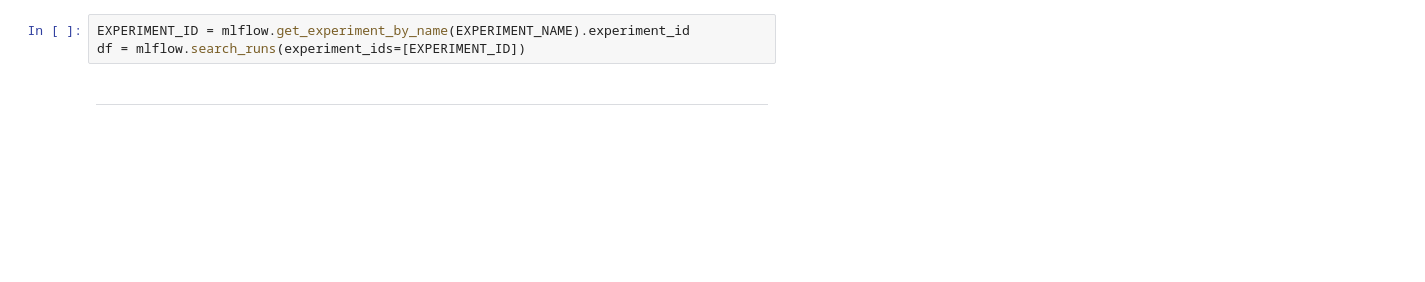
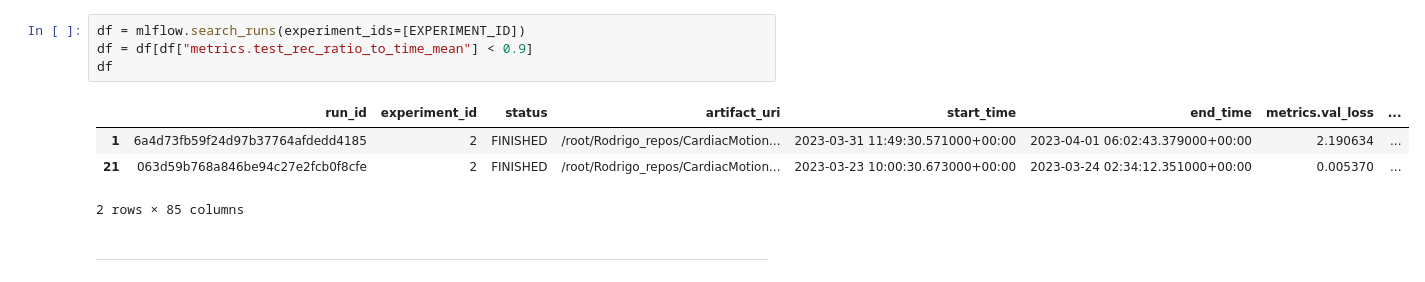
Before and after one commit to rbonazzola/CardiacMotion, a Jupyter notebook: notebooks/performance_analysis.ipynb, the cells around one changed output. Cells and saved outputs as stored; diff of their text form; blank space fills up the shorter version.

```diff
--- a/notebooks/performance_analysis.ipynb
+++ b/notebooks/performance_analysis.ipynb
@@ -18,5 +40,11 @@ mlflow.set_tracking_uri(MLFLOW_TRACKING_URI)
 # %%
-EXPERIMENT_ID = mlflow.get_experiment_by_name(EXPERIMENT_NAME).experiment_id
 df = mlflow.search_runs(experiment_ids=[EXPERIMENT_ID])
+df = df[df["metrics.test_rec_ratio_to_time_mean"] < 0.9]
+df
+# %% [output]
+|  | run_id | experiment_id | status | artifact_uri | start_time | end_time | metrics.val_loss | ... |
+| 1 | 6a4d73fb59f24d97b37764afdedd4185 | 2 | FINISHED | /root/Rodrigo_repos/CardiacMotion... | 2023-03-31 11:49:30.571000+00:00 | 2023-04-01 06:02:43.379000+00:00 | 2.190634 | ... |
+| 21 | 063d59b768a846be94c27e2fcb0f8cfe | 2 | FINISHED | /root/Rodrigo_repos/CardiacMotion... | 2023-03-23 10:00:30.673000+00:00 | 2023-03-24 02:34:12.351000+00:00 | 0.005370 | ... |
+2 rows × 85 columns
 # %% [markdown]
 ___
```
Also changed, not shown: parts of 60 cells of this notebook, 3 other files.
